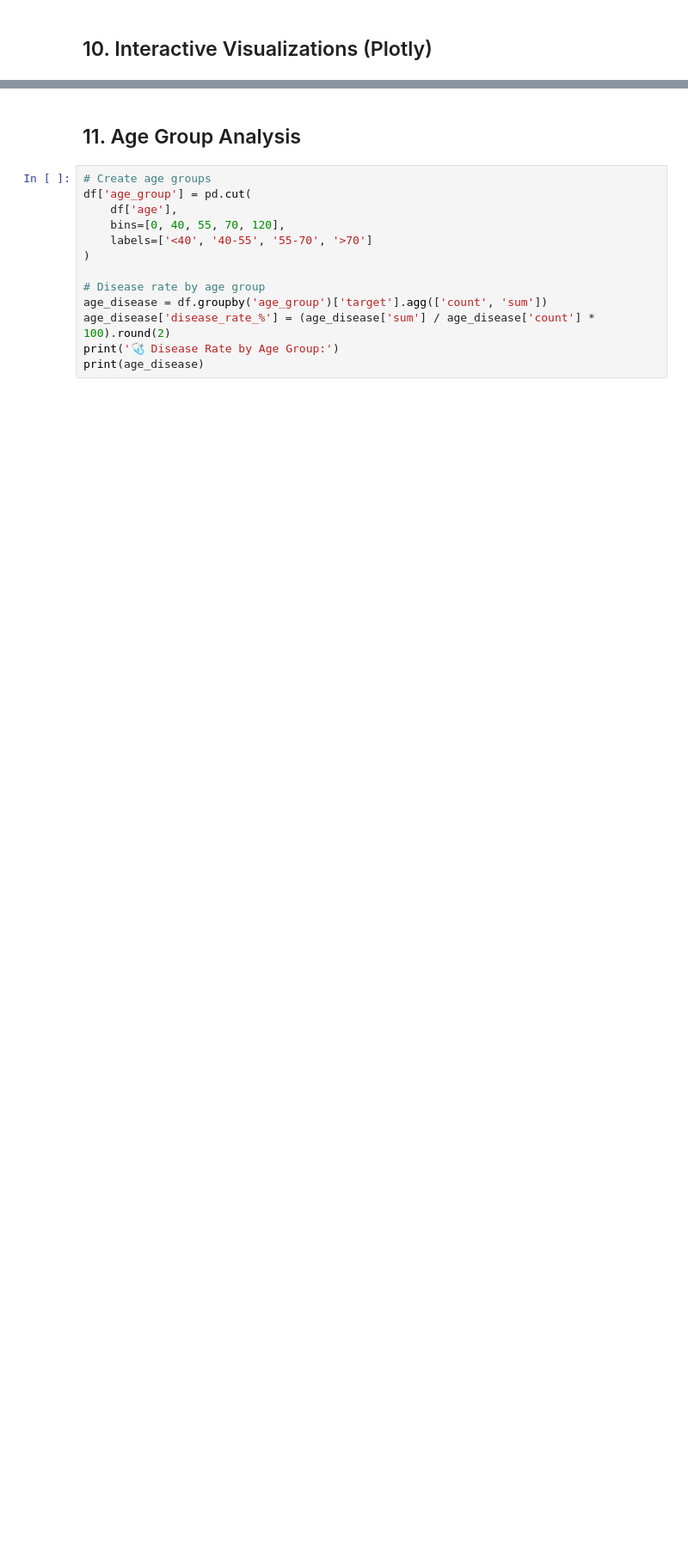
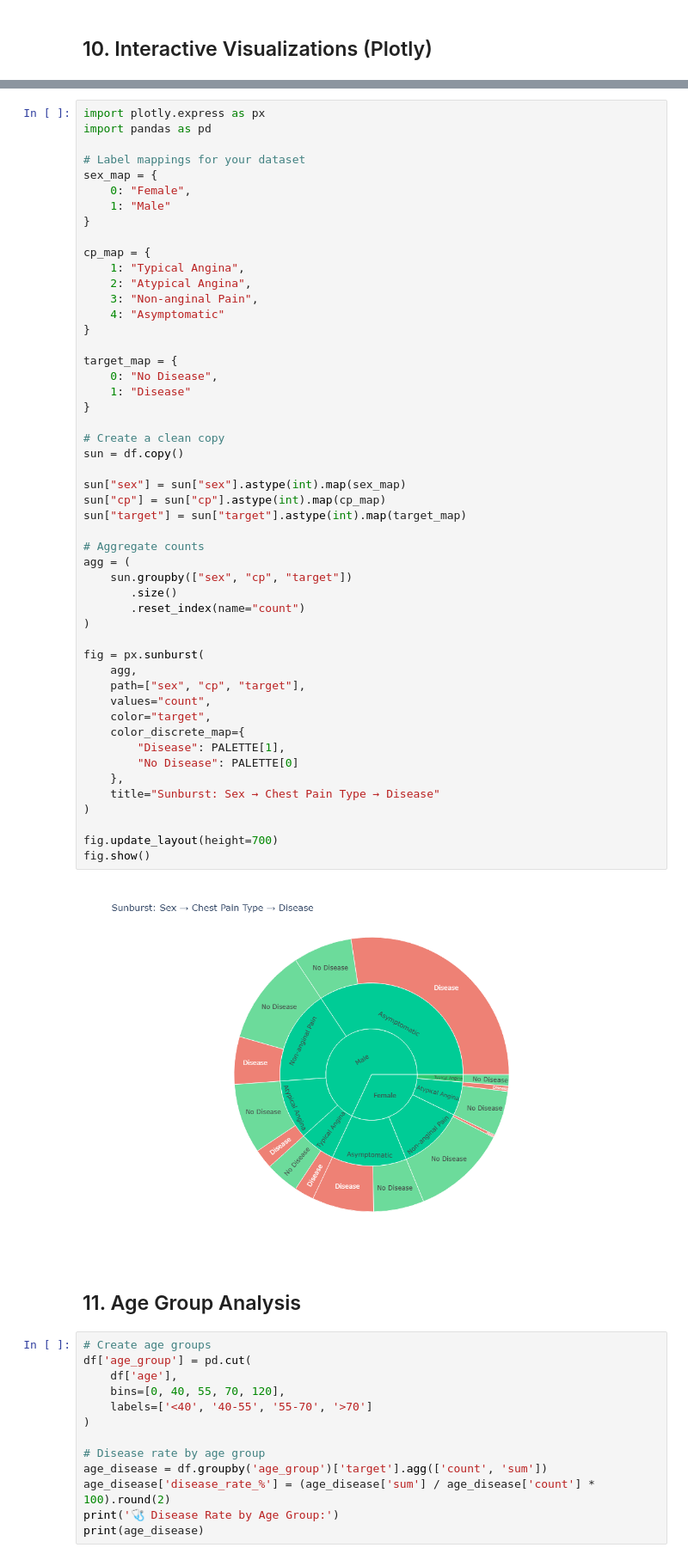
Before and after one commit to pronabsardar/heart-disease-mlops-pronab, a Jupyter notebook: notebooks/01_EDA.ipynb, the cells around one changed output, grey strips where cells are left out. Shown at 86% size. Cells and saved outputs as stored; diff of their text form; blank space fills up the shorter version.

```diff
--- a/notebooks/01_EDA.ipynb
+++ b/notebooks/01_EDA.ipynb
@@ -414,3 +604,55 @@ fig.show()
+# %%
+import plotly.express as px
+import pandas as pd
+
+# Label mappings for your dataset
+sex_map = {
+    0: "Female",
+    1: "Male"
+}
+
+cp_map = {
+    1: "Typical Angina",
+    2: "Atypical Angina",
+    3: "Non-anginal Pain",
+    4: "Asymptomatic"
+}
+
+target_map = {
+    0: "No Disease",
+    1: "Disease"
+}
+
+# Create a clean copy
+sun = df.copy()
+
+sun["sex"] = sun["sex"].astype(int).map(sex_map)
+sun["cp"] = sun["cp"].astype(int).map(cp_map)
+sun["target"] = sun["target"].astype(int).map(target_map)
+
+# Aggregate counts
+agg = (
+    sun.groupby(["sex", "cp", "target"])
+       .size()
+       .reset_index(name="count")
+)
+
+fig = px.sunburst(
+    agg,
+    path=["sex", "cp", "target"],
+    values="count",
+    color="target",
+    color_discrete_map={
+        "Disease": PALETTE[1],
+        "No Disease": PALETTE[0]
+    },
+    title="Sunburst: Sex → Chest Pain Type → Disease"
+)
+
+fig.update_layout(height=700)
+fig.show()
+# %% [output]
+[figure, added]
 # %% [markdown]
 ## 11. Age Group Analysis
 # %%
```
Also changed, not shown: parts of 36 cells of this notebook, 23 other files.
